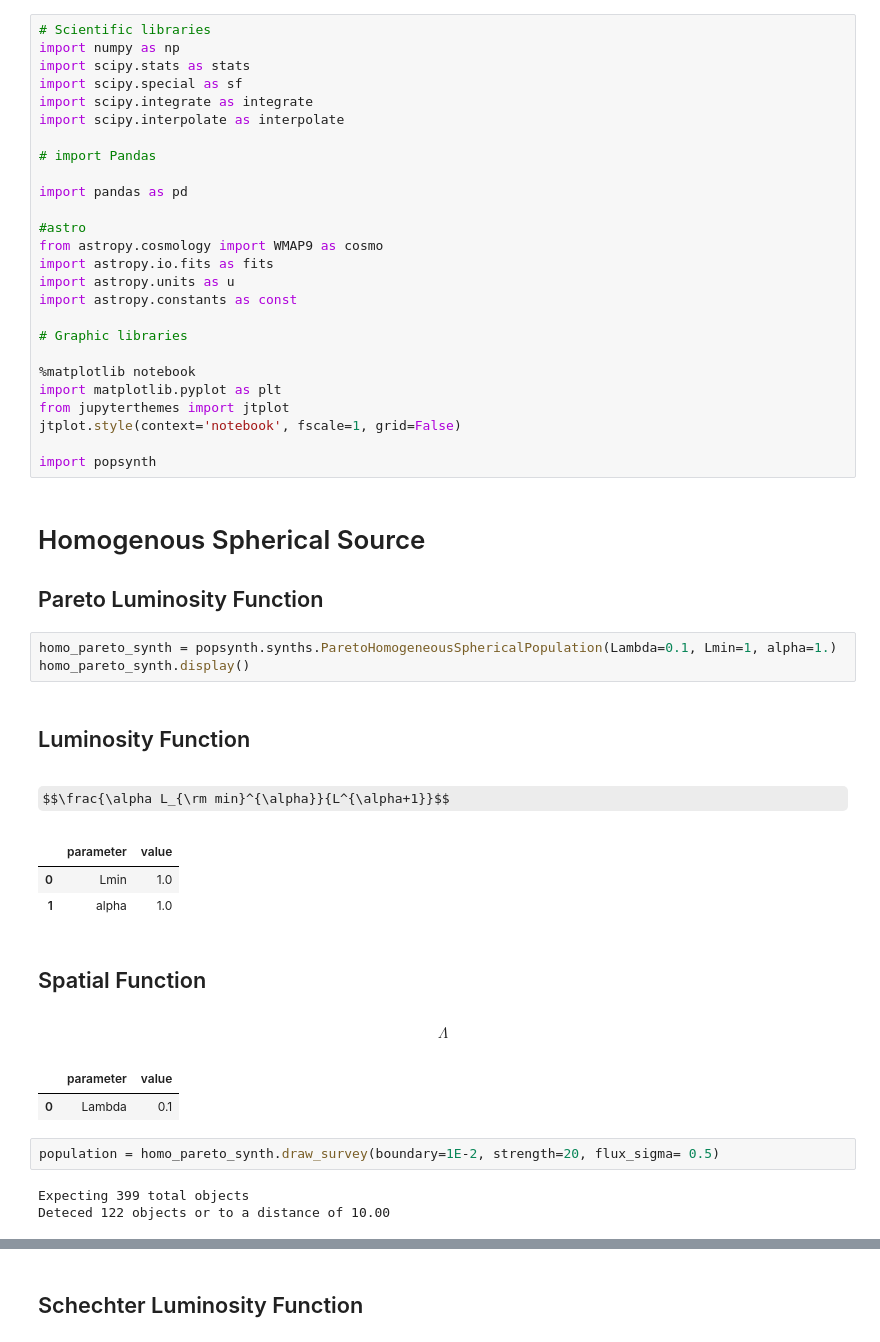
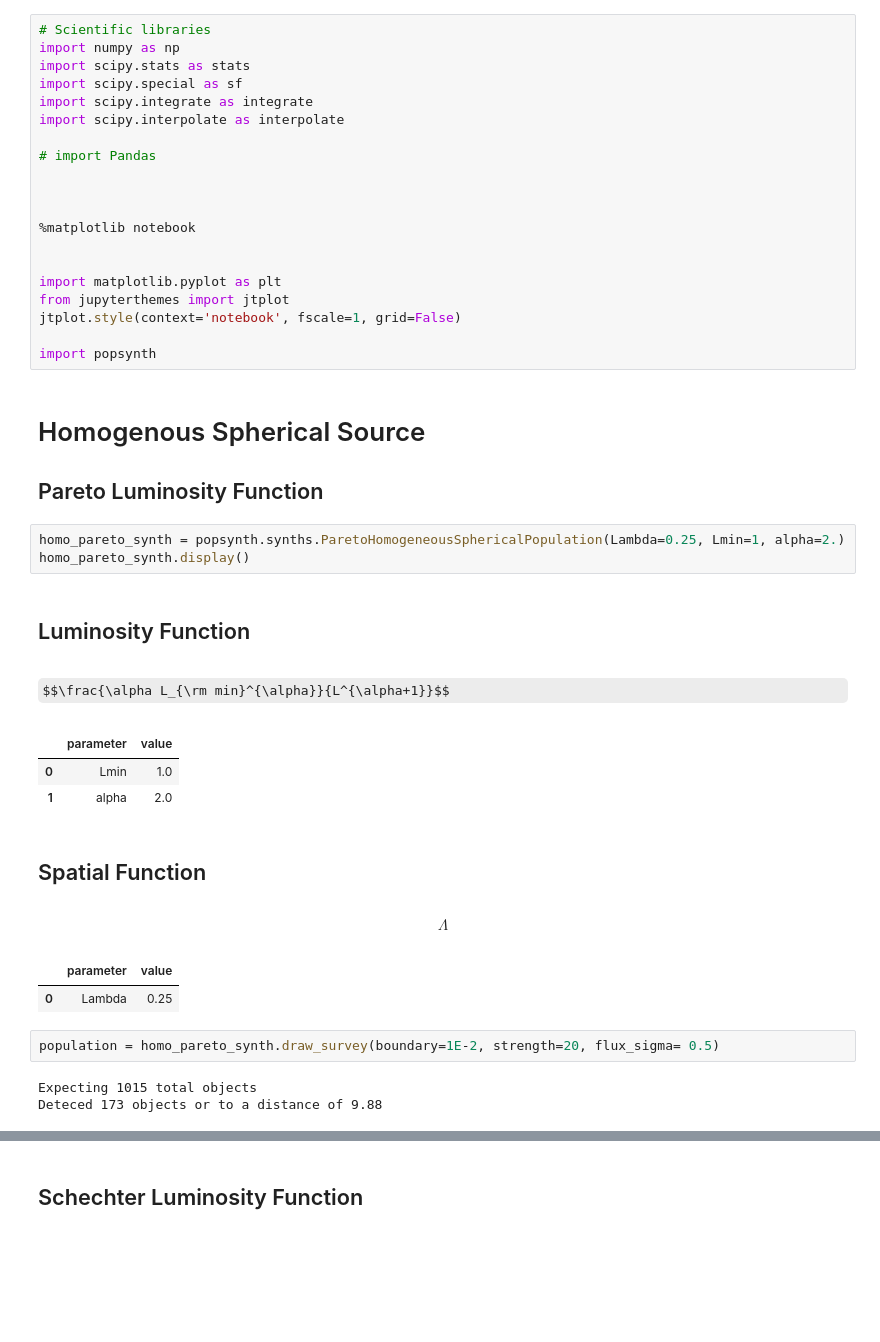
Before and after one commit to grburgess/popsynth, a Jupyter notebook: examples/demo.ipynb, the cells around one changed output, grey strips where cells are left out. Cells and saved outputs as stored; diff of their text form; some formulas as TeX source; blank space fills up the shorter version.

```diff
--- a/examples/demo.ipynb
+++ b/examples/demo.ipynb
@@ -8,17 +8,11 @@ import scipy.interpolate as interpolate
 
 # import Pandas
 
-import pandas as pd
 
-#astro
-from astropy.cosmology import WMAP9 as cosmo
-import astropy.io.fits as fits
-import astropy.units as u
-import astropy.constants as const
-
-# Graphic libraries
 
 %matplotlib notebook
+
+
 import matplotlib.pyplot as plt
 from jupyterthemes import jtplot
 jtplot.style(context='notebook', fscale=1, grid=False)
@@ -30,23 +24,23 @@ import popsynth
 
 ## Pareto Luminosity Function
 # %%
-homo_pareto_synth = popsynth.synths.ParetoHomogeneousSphericalPopulation(Lambda=0.1, Lmin=1, alpha=1.)
+homo_pareto_synth = popsynth.synths.ParetoHomogeneousSphericalPopulation(Lambda=0.25, Lmin=1, alpha=2.)
 homo_pareto_synth.display()
 # %% [output]
 ## Luminosity Function
 $$\frac{\alpha L_{\rm min}^{\alpha}}{L^{\alpha+1}}$$
 |  | parameter | value |
 | 0 | Lmin | 1.0 |
-| 1 | alpha | 1.0 |
+| 1 | alpha | 2.0 |
 ## Spatial Function
 $$\Lambda$$
 |  | parameter | value |
-| 0 | Lambda | 0.1 |
+| 0 | Lambda | 0.25 |
 # %%
 population = homo_pareto_synth.draw_survey(boundary=1E-2, strength=20, flux_sigma= 0.5)
 # %% [output]
-Expecting 399 total objects
-Deteced 122 objects or to a distance of 10.00
+Expecting 1015 total objects
+Deteced 173 objects or to a distance of 9.88
 # %%
 population.display()
 # %% [output]
```
Also changed, not shown: parts of 11 cells of this notebook.
